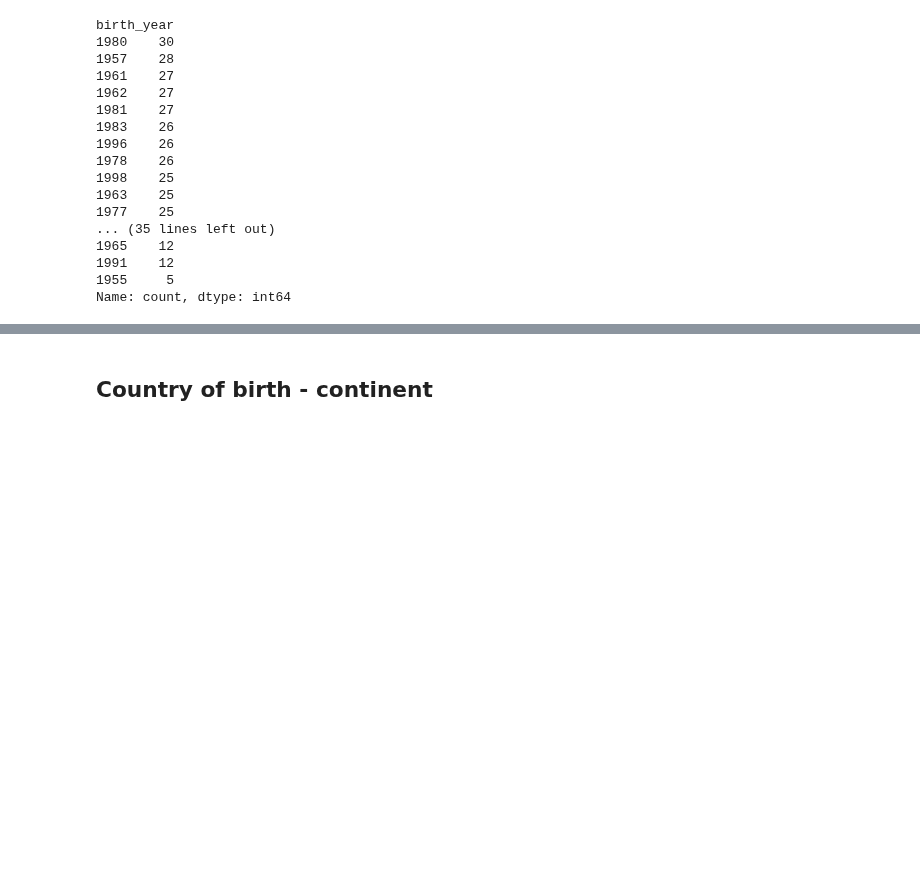
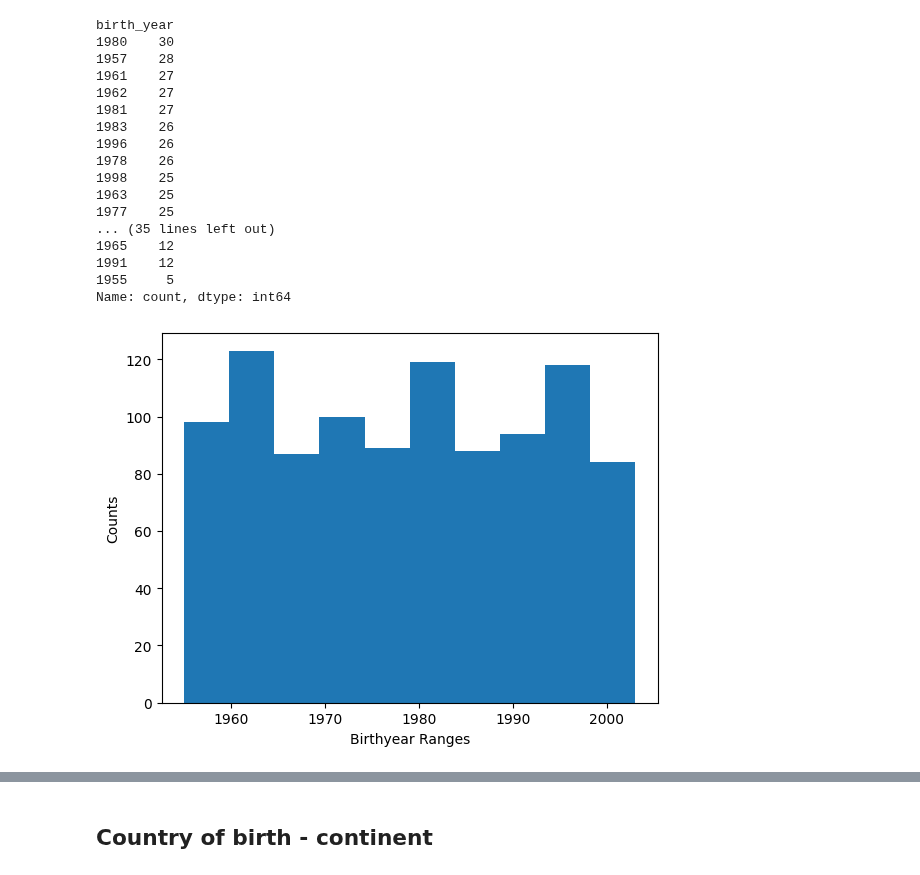
Before and after one commit to KHsuan/CDM_data_anonymisation, a Jupyter notebook: final.ipynb, the cells around one changed output, grey strips where cells are left out. Saved outputs shown, nothing was run; the diff lists cells and outputs as text; code cells hidden in the pictures; blank space fills up the shorter version.

```diff
--- a/final.ipynb
+++ b/final.ipynb
@@ -111,6 +111,13 @@ birth_year
 1991    12
 1955     5
 Name: count, dtype: int64
+# %%
+plt.hist(data['birth_year'])
+plt.xlabel("Birthyear Ranges")
+plt.ylabel("Counts")
+plt.show()
+# %% [output]
+[figure, added]
 # %%
 # Banding birth years into ranges
 min_birthyear = data['birth_year'].min() # 1955
```
Also changed, not shown: parts of 12 cells of this notebook, 2 other files.
